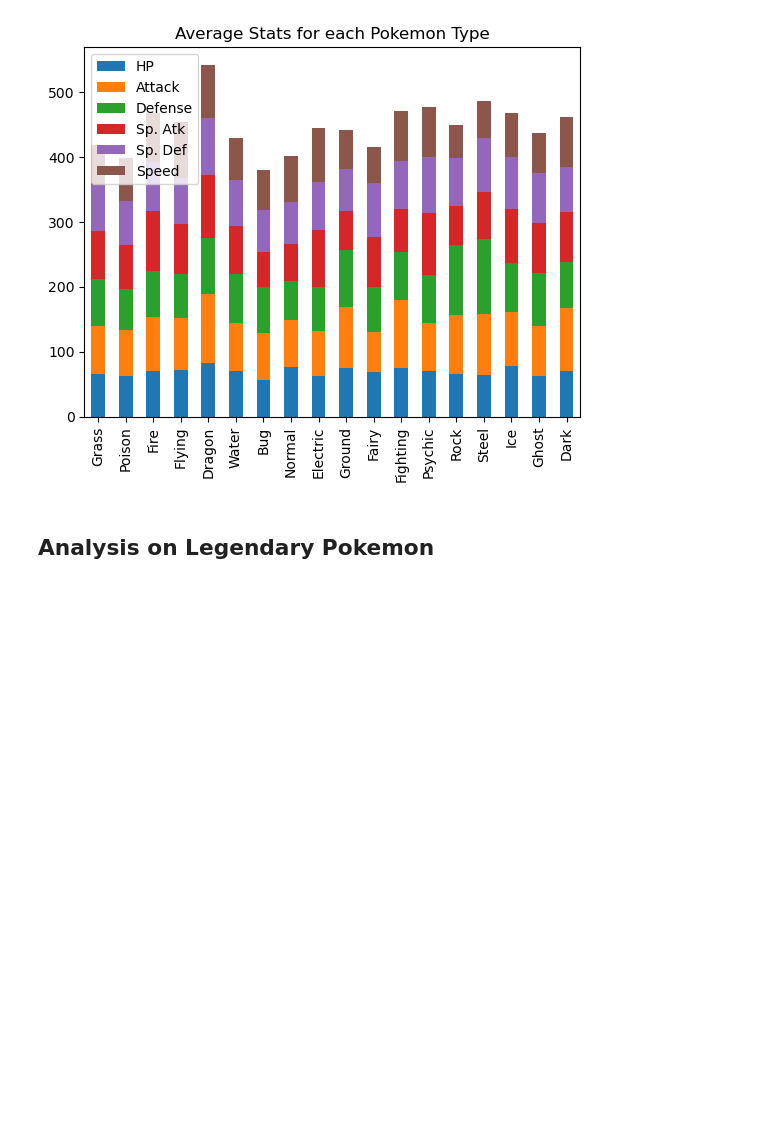
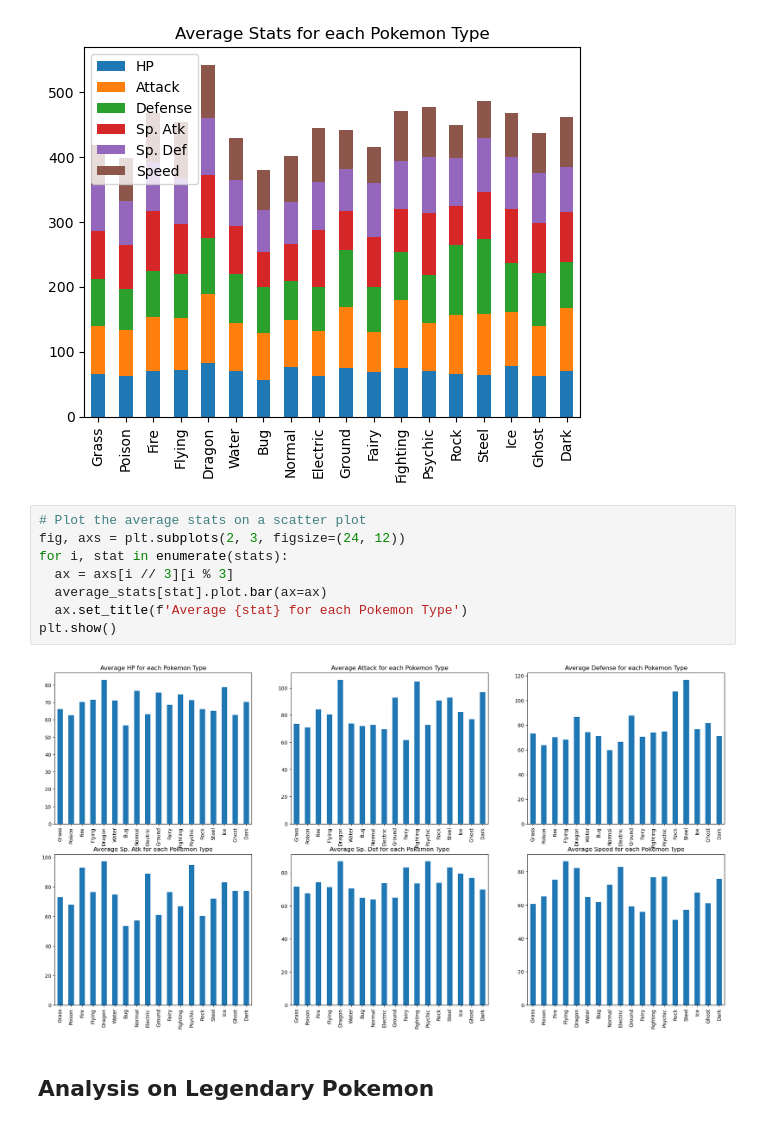
Before and after one commit to Sharwin24/Pokemon-Analysis, a Jupyter notebook: analysis.ipynb, the cells around one changed output. Cells and saved outputs as stored; diff of their text form; blank space fills up the shorter version.

Commit message:
More plots

```diff
--- a/analysis.ipynb
+++ b/analysis.ipynb
@@ -79,6 +79,16 @@ plt.title('Average Stats for each Pokemon Type')
 plt.show()
 # %% [output]
 [figure]
+# %%
+# Plot the average stats on a scatter plot
+fig, axs = plt.subplots(2, 3, figsize=(24, 12))
+for i, stat in enumerate(stats):
+  ax = axs[i // 3][i % 3]
+  average_stats[stat].plot.bar(ax=ax)
+  ax.set_title(f'Average {stat} for each Pokemon Type')
+plt.show()
+# %% [output]
+[figure, added]
 # %% [markdown]
 ## Analysis on Legendary Pokemon
 # %%
```
